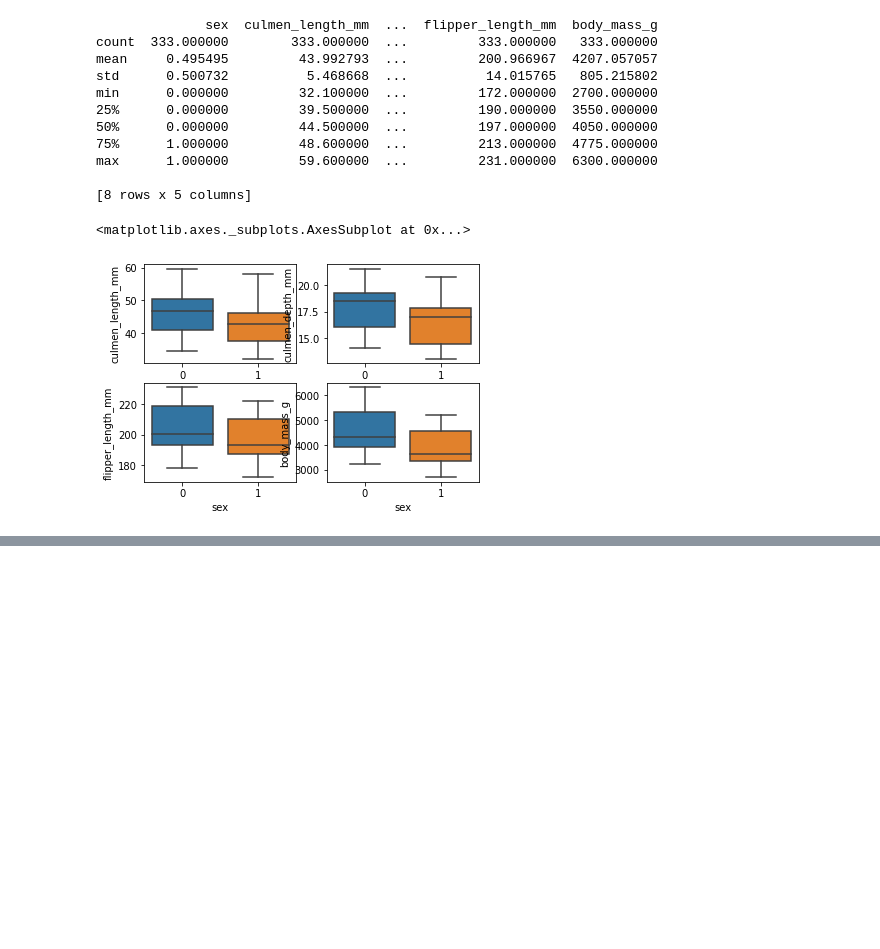
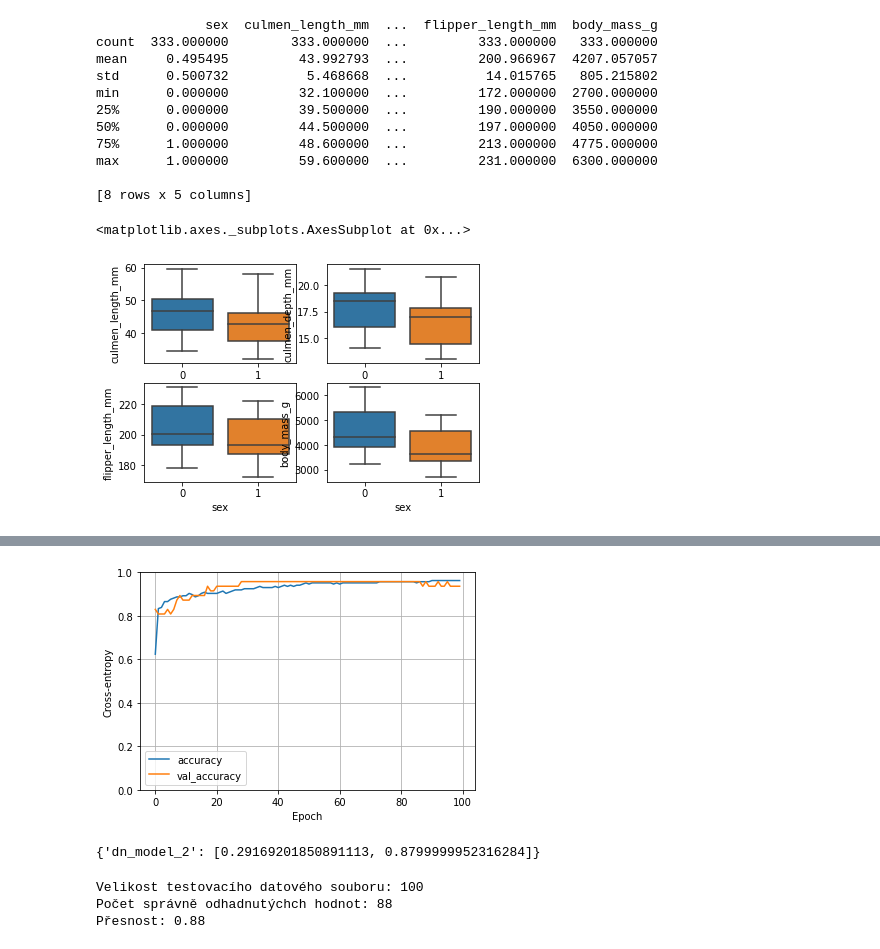
Before and after one commit to Spili11/DS_Praktikum, a Jupyter notebook: Assignment2.ipynb, the cells around one changed output, grey strips where cells are left out. Saved outputs shown, nothing was run; the diff lists cells and outputs as text; code cells hidden in the pictures; blank space fills up the shorter version.

```diff
--- a/Assignment2.ipynb
+++ b/Assignment2.ipynb
@@ -169,0 +161,51 @@ array([[3.96750718e-01],
+# %%
+# separate label column from the data
+label = ['MALE', 'FEMALE']
+
+train_features = train_dataset.copy()
+test_features = test_dataset.copy()
+
+train_labels = train_features.loc[:,  label]
+test_labels = test_features.loc[:,  label]
+
+train_features.drop(label, axis= 1, inplace = True)
+test_features.drop(label, axis= 1, inplace = True)
+# %%
+normalizer = preprocessing.Normalization()
+normalizer.adapt(np.array(train_features))
+# %%
+# model definition
+dn_model_2 = keras.Sequential([
+      normalizer,
+      layers.Dense(64, activation='relu'),
+      layers.Dense(64, activation='relu'),
+      layers.Dense(2, activation = 'softmax') # maybe 'sigmoid activation function
+])
+
+dn_model_2.compile(loss='binary_crossentropy', optimizer=tf.keras.optimizers.Adam(0.001), metrics=['accuracy'])
+# %%
+history = dn_model_2.fit(
+    train_features, train_labels,
+    validation_split=0.2, verbose = 0,
+    epochs=100)
+# %%
+def plot_loss(history):
+  plt.plot(history.history['accuracy'], label='accuracy')
+  plt.plot(history.history['val_accuracy'], label='val_accuracy')
+  plt.ylim([0, 1])
+  plt.xlabel('Epoch')
+  plt.ylabel('Cross-entropy')
+  plt.legend()
+  plt.grid(True)
+
+plot_loss(history)
+# %% [output]
+[figure, added]
+# %%
+test_evaluation = {}
+test_evaluation['dn_model_2'] = dn_model_2.evaluate(
+    test_features,
+    test_labels, verbose=0)
+test_evaluation
+# %% [output]
+{'dn_model_2': [0.29169201850891113, 0.8799999952316284]}
@@ -169,0 +221,9 @@ array([[3.96750718e-01],
+# %%
+print('Velikost testovacího datového souboru: ' + str(len(test_labels)))
+print('Počet správně odhadnutýchch hodnot: ' + str((test_labels['MALE'] == vysledek_predikce).sum()))
+print('Přesnost: ' +  str((test_labels['MALE'] == vysledek_predikce).sum() / len(test_labels)))
+## odpovídá test_evaluation[1]
+# %% [output]
+Velikost testovacího datového souboru: 100
+Počet správně odhadnutýchch hodnot: 88
+Přesnost: 0.88
```
Also changed, not shown: parts of 8 cells of this notebook.
